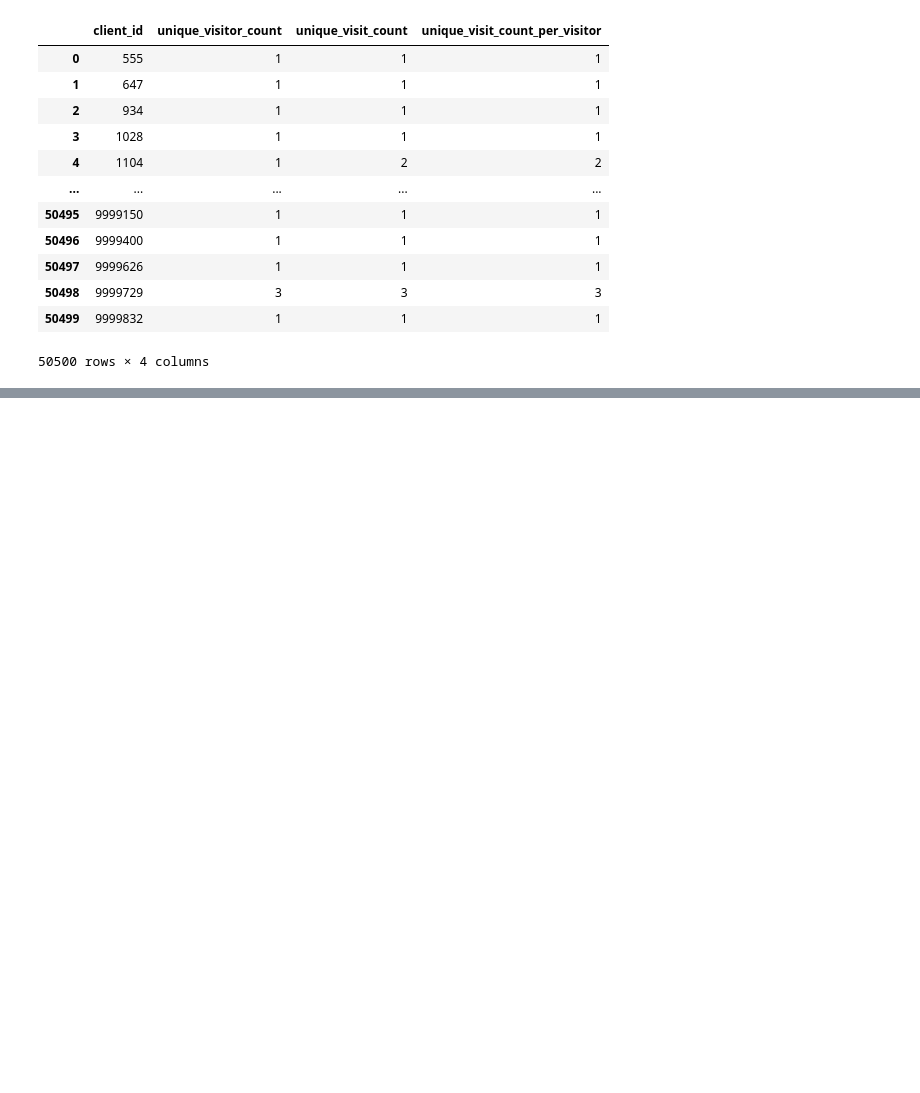
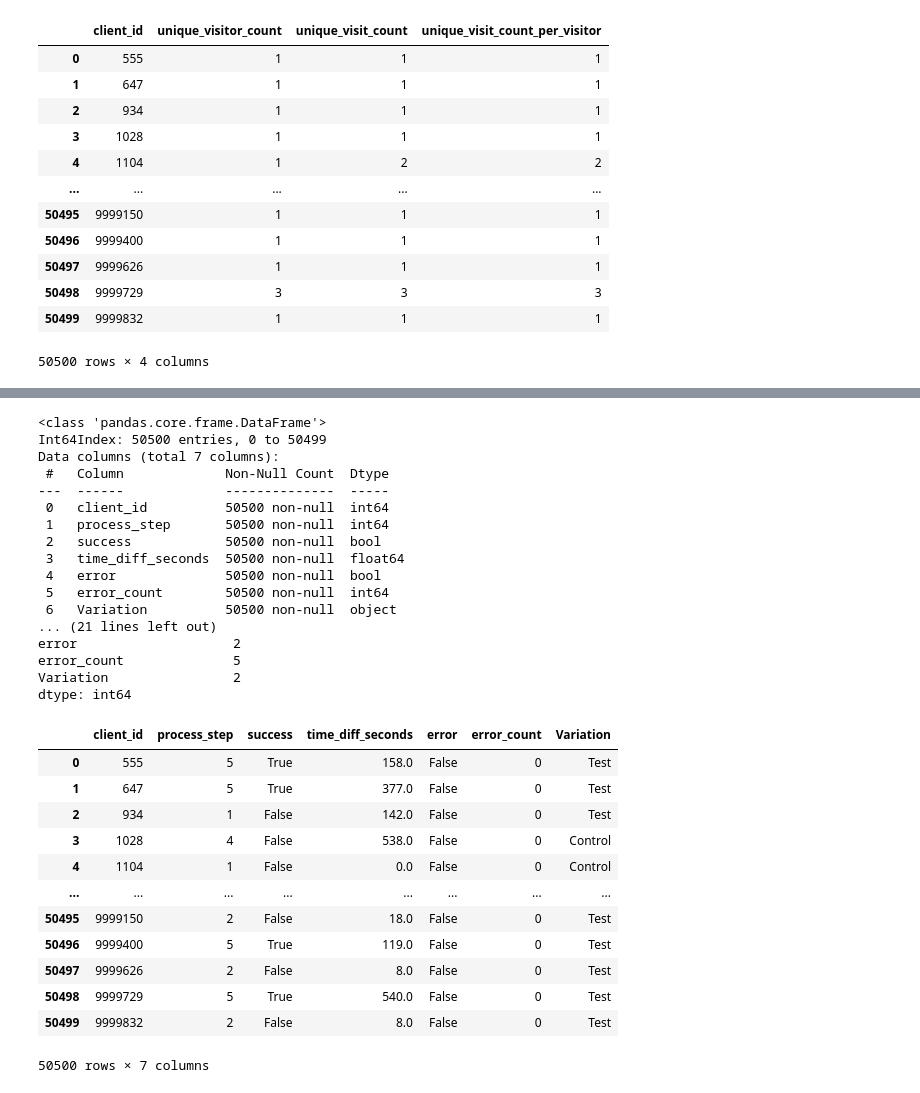
Before and after one commit to Josemargal/vanguard-ab-test, a Jupyter notebook: data_exploration.ipynb, the cells around one changed output, grey strips where cells are left out. Saved outputs shown, nothing was run; the diff lists cells and outputs as text; code cells hidden in the pictures; blank space fills up the shorter version.

```diff
--- a/data_exploration.ipynb
+++ b/data_exploration.ipynb
@@ -779,0 +964,33 @@ client_id_summary
+# %%
+df_exploration(data_summary)
+# %% [output]
+<class 'pandas.core.frame.DataFrame'>
+Int64Index: 50500 entries, 0 to 50499
+Data columns (total 7 columns):
+ #   Column             Non-Null Count  Dtype
+---  ------             --------------  -----
+ 0   client_id          50500 non-null  int64
+ 1   process_step       50500 non-null  int64
+ 2   success            50500 non-null  bool
+ 3   time_diff_seconds  50500 non-null  float64
+ 4   error              50500 non-null  bool
+ 5   error_count        50500 non-null  int64
+ 6   Variation          50500 non-null  object
+... (21 lines left out)
+error                    2
+error_count              5
+Variation                2
+dtype: int64
+|  | client_id | process_step | success | time_diff_seconds | error | error_count | Variation |
+| 0 | 555 | 5 | True | 158.0 | False | 0 | Test |
+| 1 | 647 | 5 | True | 377.0 | False | 0 | Test |
+| 2 | 934 | 1 | False | 142.0 | False | 0 | Test |
+| 3 | 1028 | 4 | False | 538.0 | False | 0 | Control |
+| 4 | 1104 | 1 | False | 0.0 | False | 0 | Control |
+| ... | ... | ... | ... | ... | ... | ... | ... |
+| 50495 | 9999150 | 2 | False | 18.0 | False | 0 | Test |
+| 50496 | 9999400 | 5 | True | 119.0 | False | 0 | Test |
+| 50497 | 9999626 | 2 | False | 8.0 | False | 0 | Test |
+| 50498 | 9999729 | 5 | True | 540.0 | False | 0 | Test |
+| 50499 | 9999832 | 2 | False | 8.0 | False | 0 | Test |
+50500 rows × 7 columns
```
Also changed, not shown: parts of 15 cells of this notebook.
